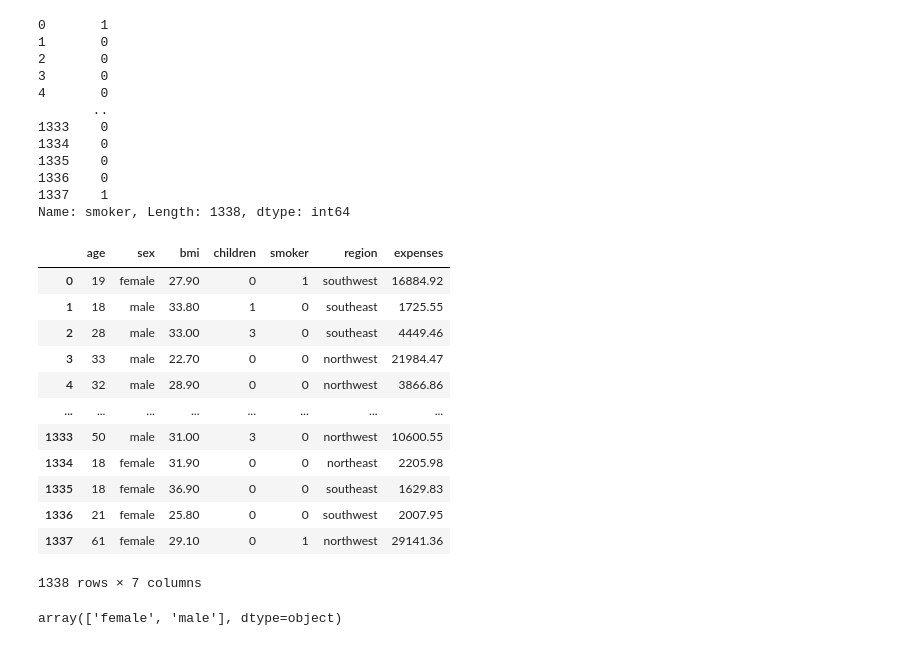
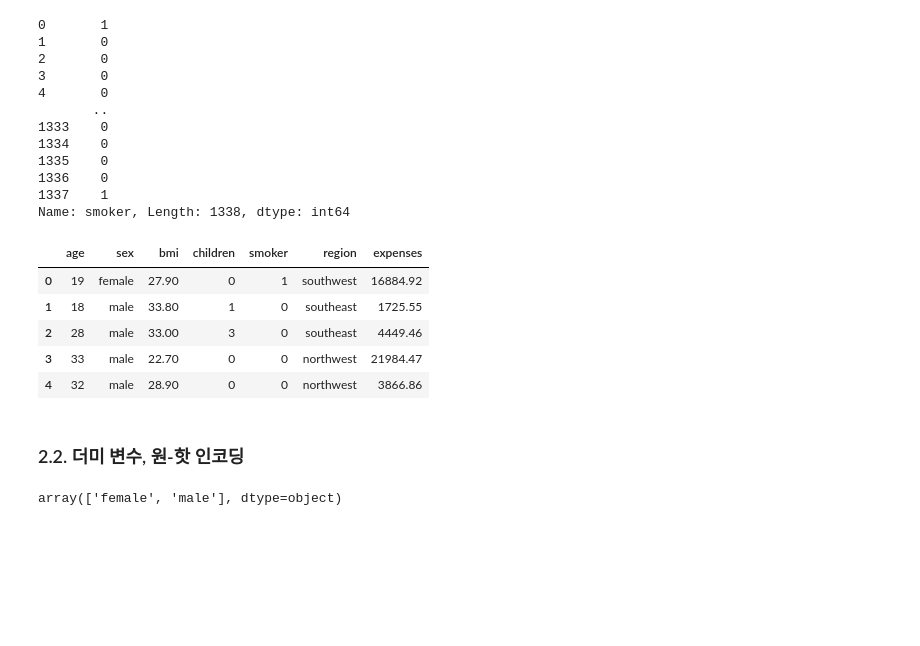
Before and after one commit to dev-EthanJ/Basic_ML_DL, a Jupyter notebook: 20221107_ML_선형회귀.ipynb, the cells around one changed output. Drawn from its saved outputs; the diff is of its cells as text; code cells hidden in the pictures; blank space fills up the shorter version.

```diff
--- a/20221107_ML_선형회귀.ipynb
+++ b/20221107_ML_선형회귀.ipynb
@@ -138,21 +149,16 @@ Name: smoker, Length: 1338, dtype: int64
 # %%
 df.smoker = df.smoker.eq('yes').mul(1)
 
-df
+df.head()
 # %% [output]
 |  | age | sex | bmi | children | smoker | region | expenses |
 | 0 | 19 | female | 27.90 | 0 | 1 | southwest | 16884.92 |
 | 1 | 18 | male | 33.80 | 1 | 0 | southeast | 1725.55 |
 | 2 | 28 | male | 33.00 | 3 | 0 | southeast | 4449.46 |
 | 3 | 33 | male | 22.70 | 0 | 0 | northwest | 21984.47 |
 | 4 | 32 | male | 28.90 | 0 | 0 | northwest | 3866.86 |
-| ... | ... | ... | ... | ... | ... | ... | ... |
-| 1333 | 50 | male | 31.00 | 3 | 0 | northwest | 10600.55 |
-| 1334 | 18 | female | 31.90 | 0 | 0 | northeast | 2205.98 |
-| 1335 | 18 | female | 36.90 | 0 | 0 | southeast | 1629.83 |
-| 1336 | 21 | female | 25.80 | 0 | 0 | southwest | 2007.95 |
-| 1337 | 61 | female | 29.10 | 0 | 1 | northwest | 29141.36 |
-1338 rows × 7 columns
+# %% [markdown]
+### 2.2. 더미 변수, 원-핫 인코딩
 # %%
 df.sex.unique()
 # %% [output]
```
Also changed, not shown: parts of 41 cells of this notebook.
